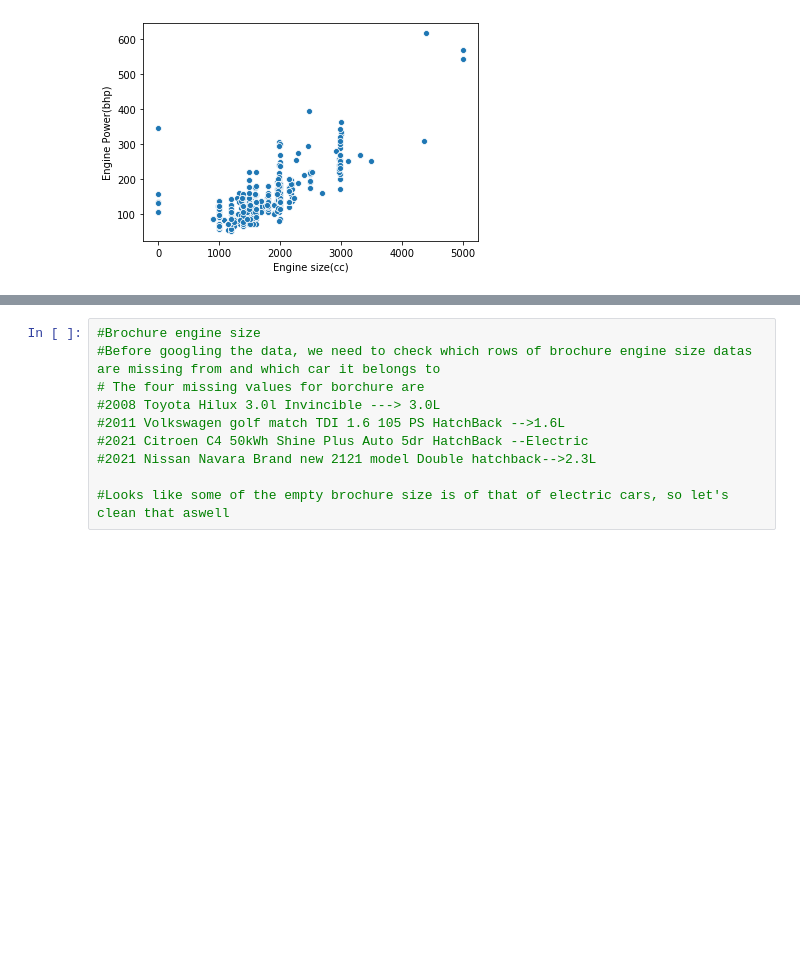
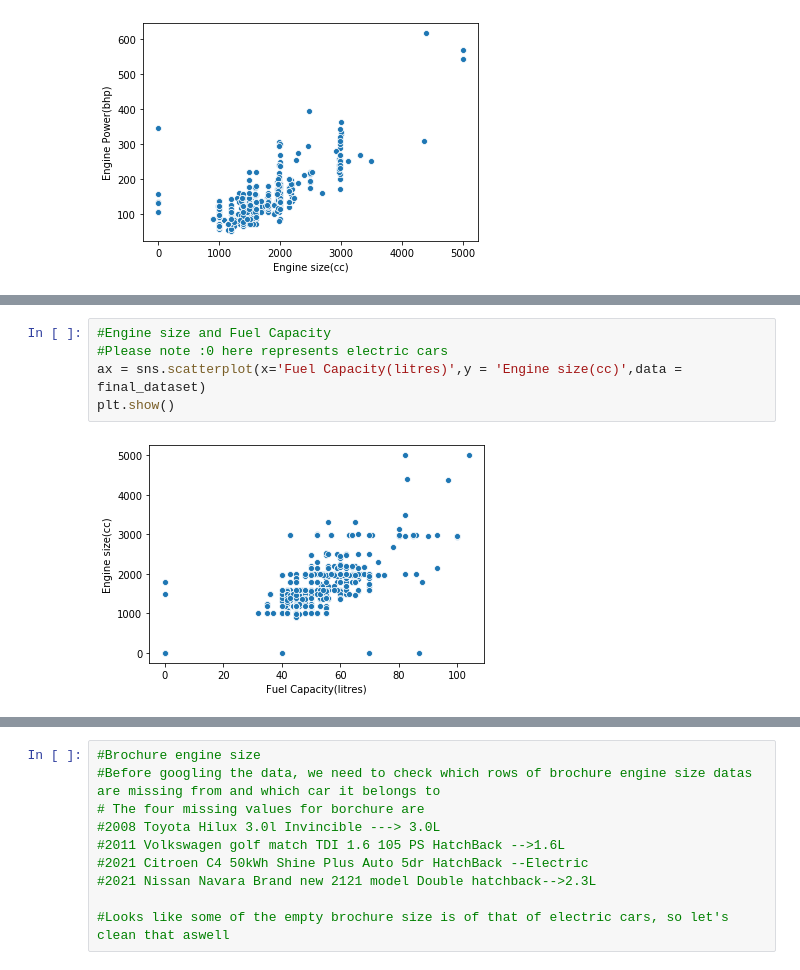
Before and after one commit to ShikharGhimire/ScrapeTheGum, a Jupyter notebook: fiveseatercars.ipynb, the cells around one changed output, grey strips where cells are left out. Saved outputs shown, nothing was run; the diff lists cells and outputs as text; blank space fills up the shorter version.

```diff
--- a/fiveseatercars.ipynb
+++ b/fiveseatercars.ipynb
@@ -409,0 +402,7 @@ plt.show()
+# %%
+#Engine size and Fuel Capacity
+#Please note :0 here represents electric cars
+ax = sns.scatterplot(x='Fuel Capacity(litres)',y = 'Engine size(cc)',data = final_dataset)
+plt.show()
+# %% [output]
+[figure, added]
```
Also changed, not shown: parts of 13 cells of this notebook.
